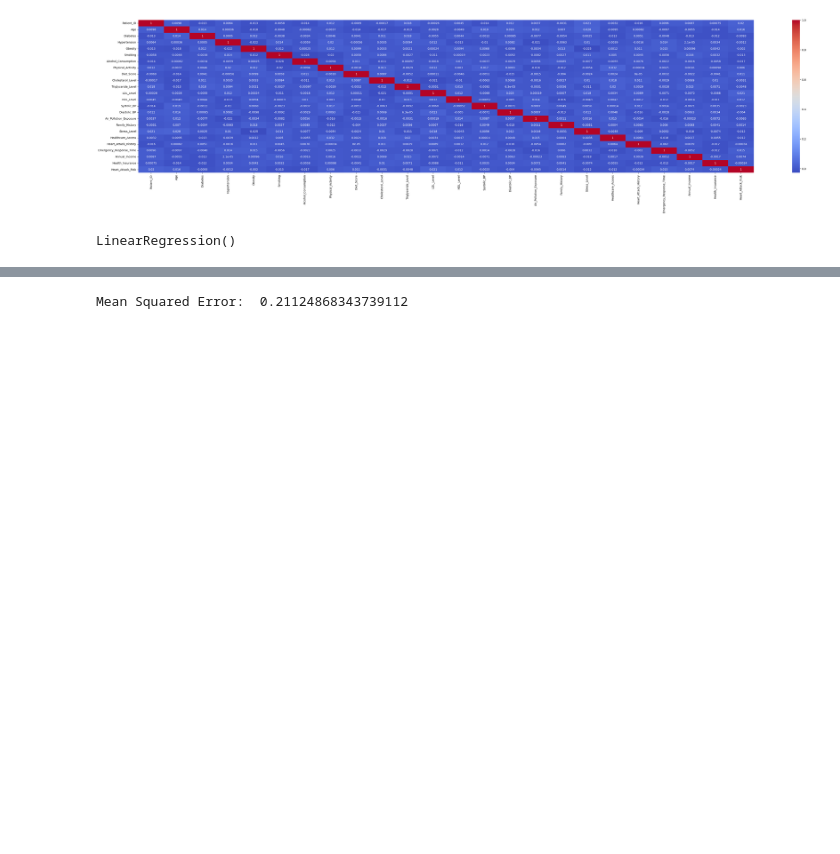
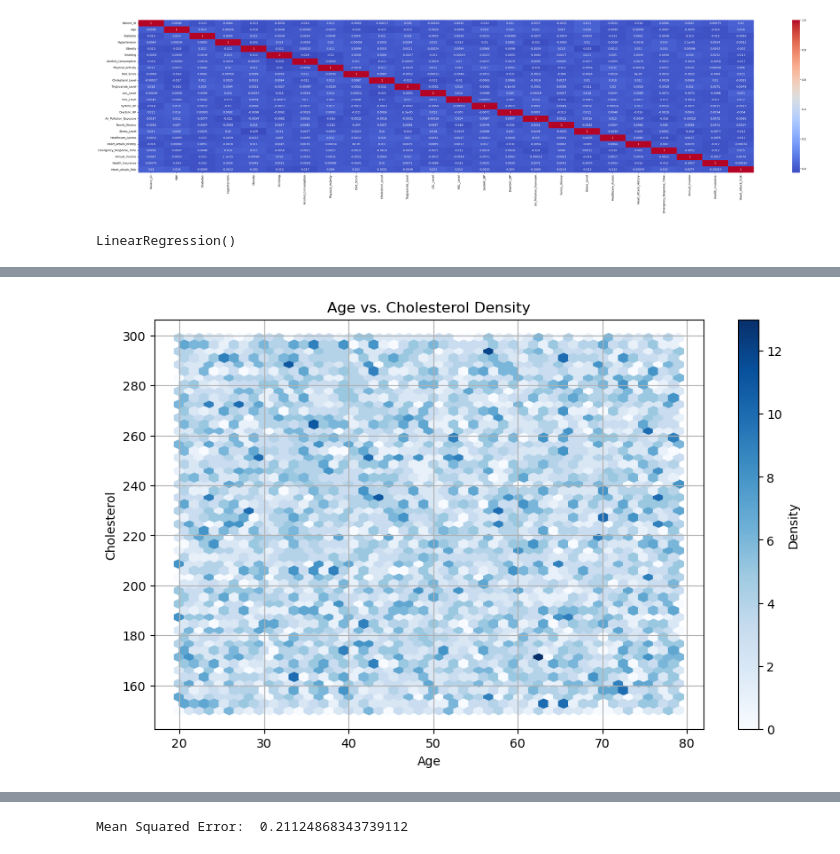
Before and after one commit to arwaguudle/Heart-Attack-EDA-and-Predictions-on-India-, a Jupyter notebook: heart_attack_india.ipynb, the cells around one changed output, grey strips where cells are left out. Cells and saved outputs as stored; diff of their text form; code cells hidden in the pictures; blank space fills up the shorter version.

```diff
--- a/heart_attack_india.ipynb
+++ b/heart_attack_india.ipynb
@@ -81 +105,12 @@ LinearRegression()
+# %%
+plt.figure(figsize=(10,6))
+plt.hexbin(heart_attack_df["Age"], heart_attack_df["Cholesterol_Level"], gridsize=50, cmap="Blues")
+plt.colorbar(label="Density")
+plt.title('Age vs. Cholesterol Density')
+plt.xlabel('Age')
+plt.ylabel('Cholesterol')
+plt.grid(True)
+plt.show()
+# %% [output]
+[figure, added]
 # %%
```
Also changed, not shown: parts of 3 cells of this notebook.
